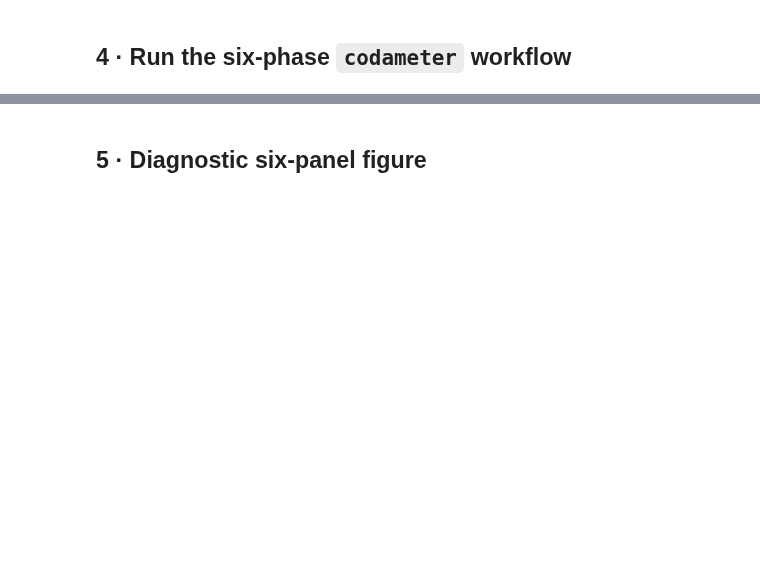
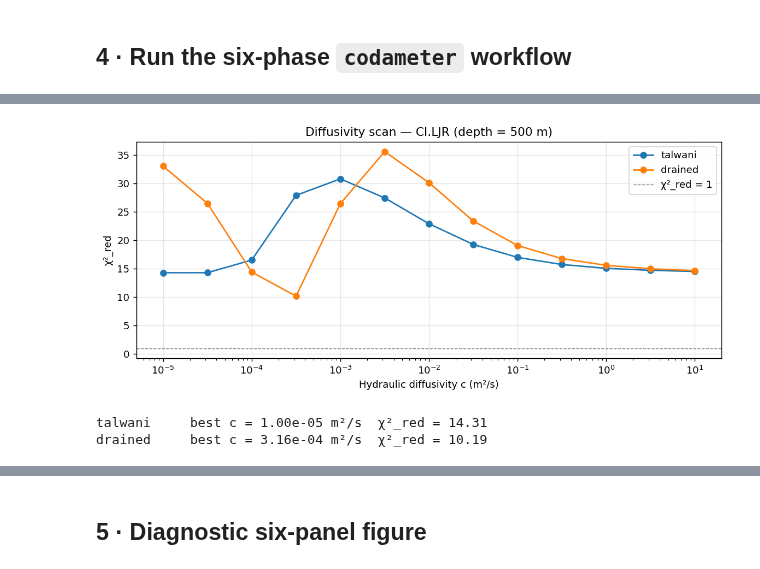
Before and after one commit to Denolle-Lab/codameter, a Jupyter notebook: examples/02_clements_denolle_2023.ipynb, the cells around one changed output, grey strips where cells are left out. Drawn from its saved outputs; the diff is of its cells as text; code cells hidden in the pictures; blank space fills up the shorter version.

```diff
--- a/examples/02_clements_denolle_2023.ipynb
+++ b/examples/02_clements_denolle_2023.ipynb
@@ -190,0 +355,44 @@ print(result.summary())
+# %%
+DIFF_VALUES = np.logspace(-5, 1, 13)  # 5e-5 → 10 m²/s, 13 points
+SCAN_MODELS = ["talwani", "drained"]
+
+scan_results: dict[str, list[float]] = {m: [] for m in SCAN_MODELS}
+
+for diff_c in DIFF_VALUES:
+    _extra_scan = dict(_hydro_extra, diffusivity_m2_s=float(diff_c))
+    for model_key in SCAN_MODELS:
+        _site_scan = dataclasses.replace(
+            site,
+            forcings=dataclasses.replace(
+                site.forcings,
+                hydrological=dataclasses.replace(
+                    site.forcings.hydrological,
+                    model=model_key,
+                    extra=_extra_scan,
+                ),
+            ),
+        )
+        r_scan = run_workflow(dvv_data, forcings or None, _site_scan)
+        scan_results[model_key].append(r_scan.phase4.fit.chi2_reduced)
+
+fig, ax = plt.subplots(figsize=(9, 4))
+for model_key in SCAN_MODELS:
+    ax.semilogx(DIFF_VALUES, scan_results[model_key], "o-", label=model_key)
+ax.axhline(1.0, ls="--", color="gray", lw=0.8, label="χ²_red = 1")
+ax.set_xlabel("Hydraulic diffusivity c (m²/s)")
+ax.set_ylabel("χ²_red")
+ax.set_title("Diffusivity scan — CI.LJR (depth = 500 m)")
+ax.legend()
+ax.grid(True, alpha=0.3)
+plt.tight_layout()
+plt.show()
+
+# print minimum
+for model_key in SCAN_MODELS:
+    best_idx = int(np.argmin(scan_results[model_key]))
+    print(f"{model_key:<10}  best c = {DIFF_VALUES[best_idx]:.2e} m²/s  "
+          f"χ²_red = {scan_results[model_key][best_idx]:.2f}")
+# %% [output]
+[figure, added]
+talwani     best c = 1.00e-05 m²/s  χ²_red = 14.31
+drained     best c = 3.16e-04 m²/s  χ²_red = 10.19
```
Also changed, not shown: parts of 17 cells of this notebook, 15 other files.
